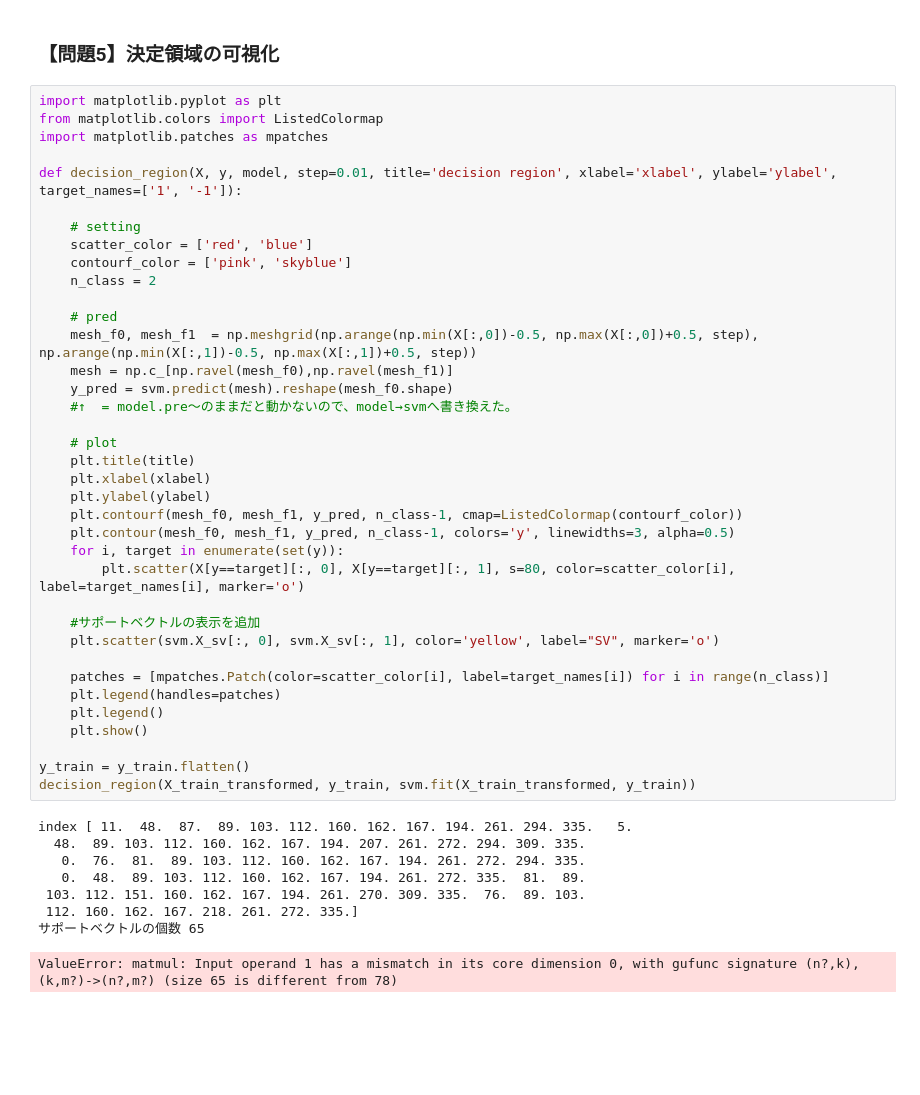
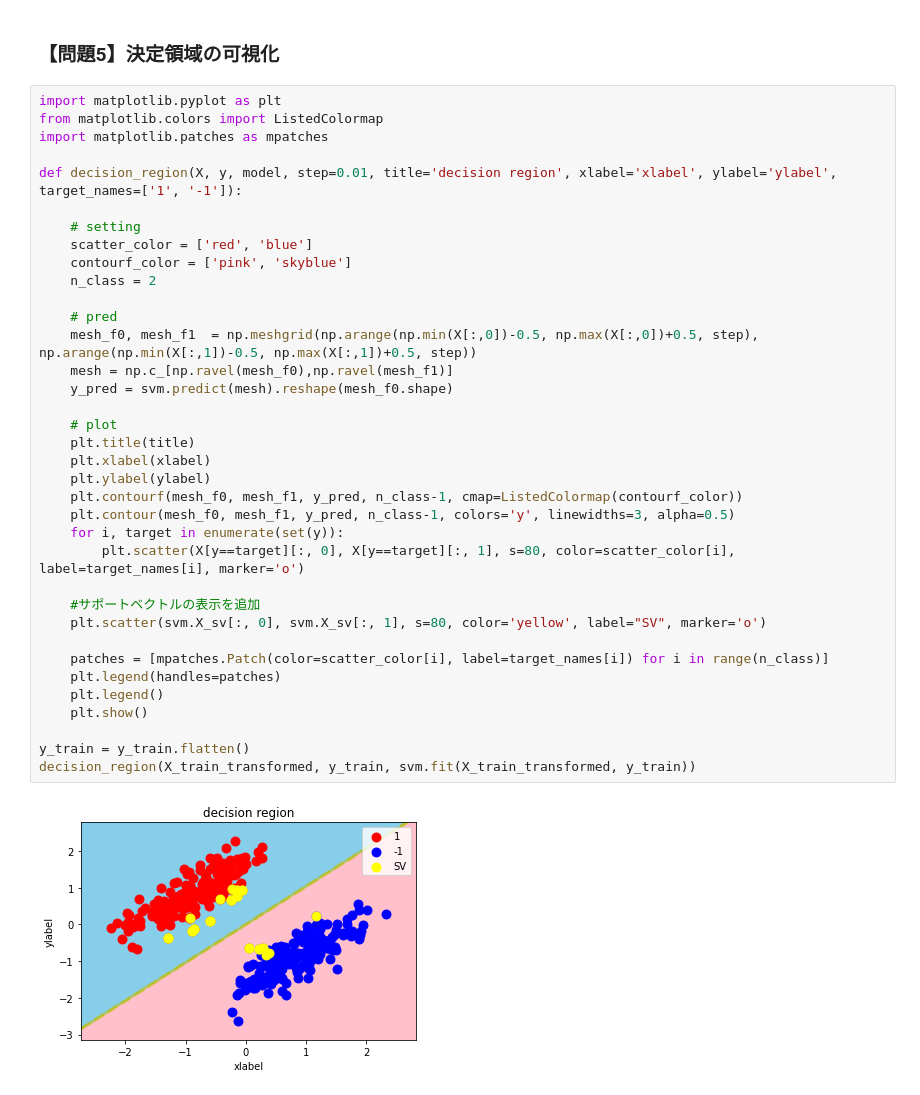
Before and after one commit to tomohisa-matsuda-8/diveintocode-ml, a Jupyter notebook: Sprint5/Sprint_5.ipynb, the cells around one changed output. Saved outputs shown, nothing was run; the diff lists cells and outputs as text; blank space fills up the shorter version.

```diff
--- a/Sprint5/Sprint_5.ipynb
+++ b/Sprint5/Sprint_5.ipynb
@@ -477,40 +170,32 @@ def decision_region(X, y, model, step=0.01, title='decision region', xlabel='xla
 
     # setting
     scatter_color = ['red', 'blue']
     contourf_color = ['pink', 'skyblue']
     n_class = 2
 
     # pred
     mesh_f0, mesh_f1  = np.meshgrid(np.arange(np.min(X[:,0])-0.5, np.max(X[:,0])+0.5, step), np.arange(np.min(X[:,1])-0.5, np.max(X[:,1])+0.5, step))
     mesh = np.c_[np.ravel(mesh_f0),np.ravel(mesh_f1)]
     y_pred = svm.predict(mesh).reshape(mesh_f0.shape)
-    #↑  = model.pre〜のままだと動かないので、model→svmへ書き換えた。
 
     # plot
     plt.title(title)
     plt.xlabel(xlabel)
     plt.ylabel(ylabel)
     plt.contourf(mesh_f0, mesh_f1, y_pred, n_class-1, cmap=ListedColormap(contourf_color))
     plt.contour(mesh_f0, mesh_f1, y_pred, n_class-1, colors='y', linewidths=3, alpha=0.5)
     for i, target in enumerate(set(y)):
         plt.scatter(X[y==target][:, 0], X[y==target][:, 1], s=80, color=scatter_color[i], label=target_names[i], marker='o')
 
     #サポートベクトルの表示を追加
-    plt.scatter(svm.X_sv[:, 0], svm.X_sv[:, 1], color='yellow', label="SV", marker='o')
+    plt.scatter(svm.X_sv[:, 0], svm.X_sv[:, 1], s=80, color='yellow', label="SV", marker='o')
 
     patches = [mpatches.Patch(color=scatter_color[i], label=target_names[i]) for i in range(n_class)]
     plt.legend(handles=patches)
     plt.legend()
     plt.show()
 
 y_train = y_train.flatten()
 decision_region(X_train_transformed, y_train, svm.fit(X_train_transformed, y_train))
 # %% [output]
-index [ 11.  48.  87.  89. 103. 112. 160. 162. 167. 194. 261. 294. 335.   5.
-  48.  89. 103. 112. 160. 162. 167. 194. 207. 261. 272. 294. 309. 335.
-   0.  76.  81.  89. 103. 112. 160. 162. 167. 194. 261. 272. 294. 335.
-   0.  48.  89. 103. 112. 160. 162. 167. 194. 261. 272. 335.  81.  89.
- 103. 112. 151. 160. 162. 167. 194. 261. 270. 309. 335.  76.  89. 103.
- 112. 160. 162. 167. 218. 261. 272. 335.]
-サポートベクトルの個数 65
-ValueError: matmul: Input operand 1 has a mismatch in its core dimension 0, with gufunc signature (n?,k),(k,m?)->(n?,m?) (size 65 is different from 78)
+[figure, added]
```
Also changed, not shown: parts of 6 cells of this notebook.
